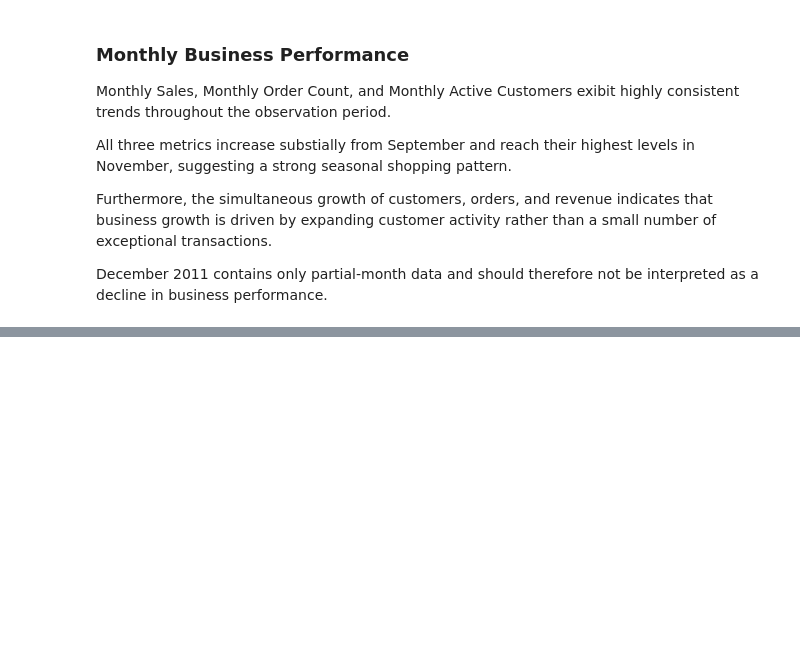
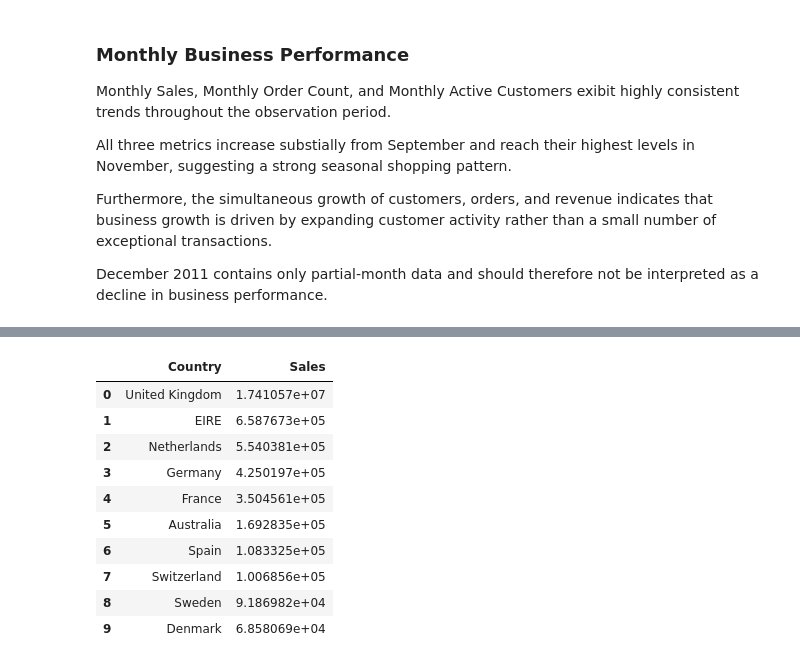
Before and after one commit to yoonjusong-analytics/ecommerce--customer-sales-analysis, a Jupyter notebook: notebook/03_exploratory_data_analysis.ipynb, the cells around one changed output, grey strips where cells are left out. Saved outputs shown, nothing was run; the diff lists cells and outputs as text; code cells hidden in the pictures; blank space fills up the shorter version.

```diff
--- a/notebook/03_exploratory_data_analysis.ipynb
+++ b/notebook/03_exploratory_data_analysis.ipynb
@@ -641,0 +699,24 @@ December 2011 contains only partial-month data and should therefore not be inter
+# %%
+# 4-1 Sales by Country
+
+country_sales = (
+    sales_df
+    .groupby("Country")["Sales"]
+    .sum()
+    .sort_values(ascending = False)
+    .reset_index()
+)
+
+country_sales.head(10)
+# %% [output]
+|  | Country | Sales |
+| 0 | United Kingdom | 1.741057e+07 |
+| 1 | EIRE | 6.587673e+05 |
+| 2 | Netherlands | 5.540381e+05 |
+| 3 | Germany | 4.250197e+05 |
+| 4 | France | 3.504561e+05 |
+| 5 | Australia | 1.692835e+05 |
+| 6 | Spain | 1.083325e+05 |
+| 7 | Switzerland | 1.006856e+05 |
+| 8 | Sweden | 9.186982e+04 |
+| 9 | Denmark | 6.858069e+04 |
```
Also changed, not shown: parts of 10 cells of this notebook.
